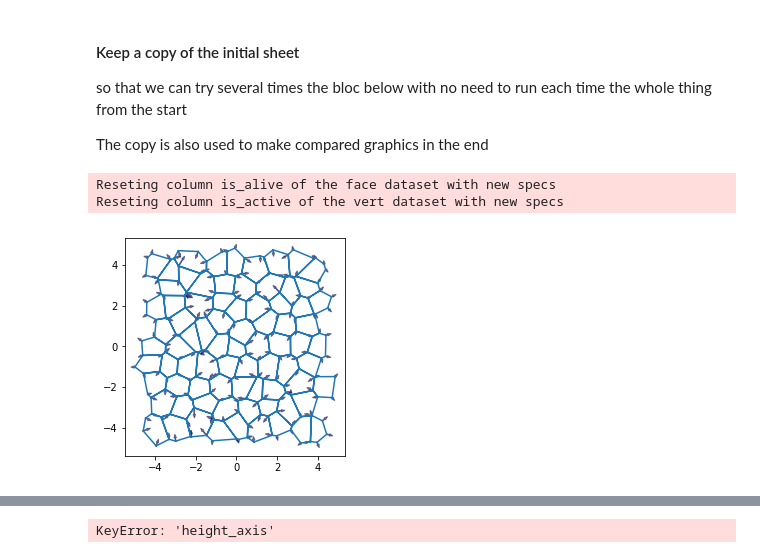
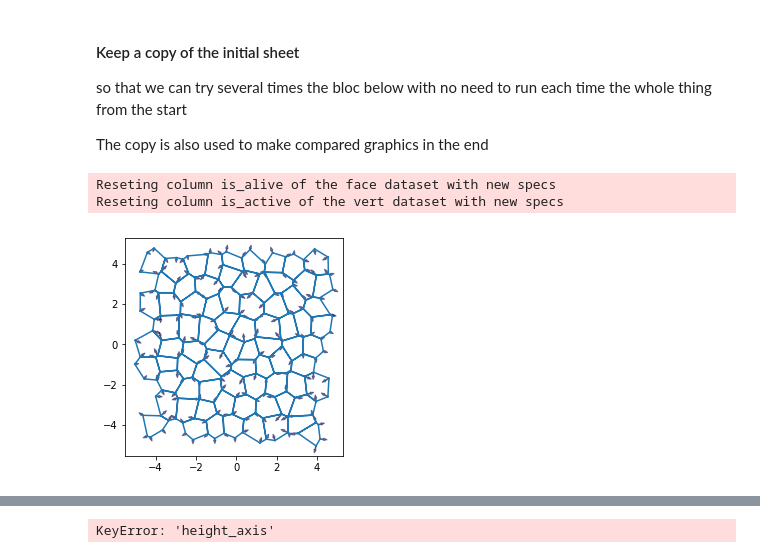
Before and after one commit to suzannelab/polarity, a Jupyter notebook: notebooks/polarity_v4_equadiff.ipynb, the cells around one changed output, grey strips where cells are left out. Cells and saved outputs as stored; diff of their text form; code cells hidden in the pictures.

```diff
--- a/notebooks/polarity_v4_equadiff.ipynb
+++ b/notebooks/polarity_v4_equadiff.ipynb
@@ -117,7 +117,7 @@ class Compression(effectors.AbstractEffector):
 model = model_factory([#effectors.LineTension,
                         LineTensionPolarity,
                        #effectors.FaceContractility,
-                       Compression,
+                       #Compression,
                        effectors.FaceAreaElasticity])
 
 polarity_specs = {
@@ -125,12 +125,11 @@ polarity_specs = {
         "concentration": 0.1,
         "o_concentration": 0.1,
         "b_concentration": 0.,
-        "recrutment": 10,
+        "recrutment": 5,
         "auto_catalytic": 5.,
         "susceptibility": 1e-3,
-        "desorption": 0.01,
-        "temperature":25.,
-        "mechano_sensitivity": 20.,
+        "desorption": 2,
+        "temperature": 5.,
         "friction" : 5.
     },
     "face": {
@@ -147,34 +146,34 @@ dynamics_specs = {
         "uy": 0.0,
         "uz": 0.0,
     },
     "face": {
         "is_alive": 1,
         "area_elasticity": 1.,
         "prefered_area": 1.,
         "contractility": 0.12
     },
     "vert": {
         "compression": 1.e-3,
         "extension": 1.,
         "is_active": 1,
         "viscosity": 1e-2,
     },
     "settings": {
         "tension0": 0.01
     }
 }
 
 
 sheet.update_specs(polarity_specs)
 sheet.update_specs(dynamics_specs, reset=True)
 sheet.get_opposite()
 
 fig, ax = plot_forces(sheet, PlanarGeometry, model, list('xy'), scaling=1)
 InitialSheet = copy.deepcopy(sheet)
 # %% [output]
 Reseting column is_alive of the face dataset with new specs
 Reseting column is_active of the vert dataset with new specs
-[figure, old version]
+[figure, new version]
 # %%
 sheet = copy.deepcopy(InitialSheet)
 
```
Also changed, not shown: parts of 18 cells of this notebook.
